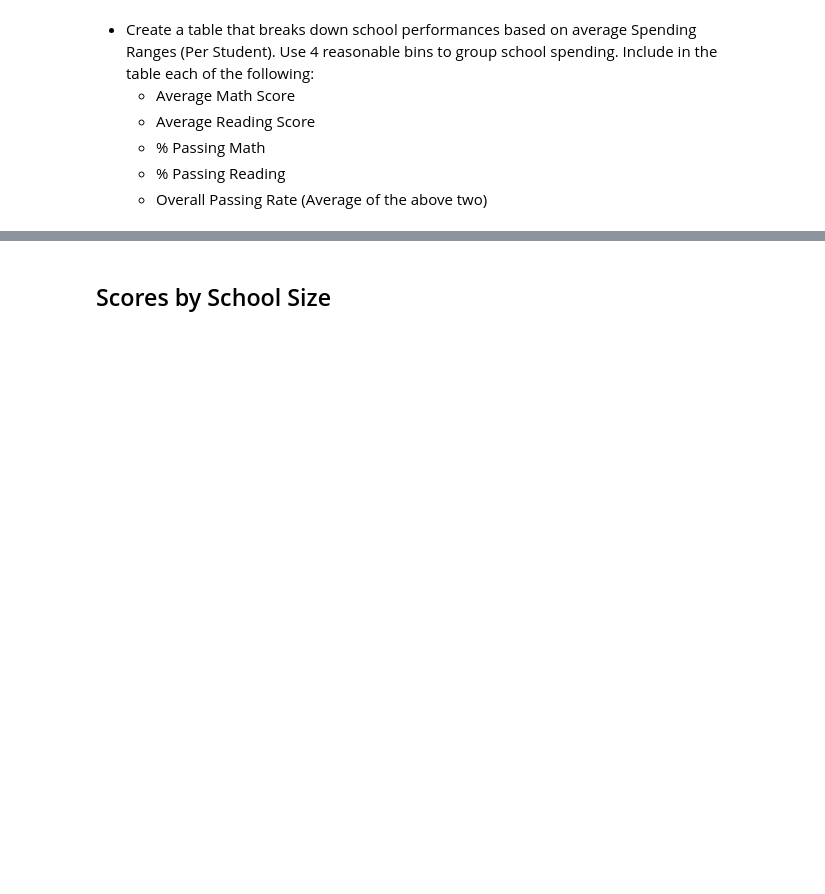
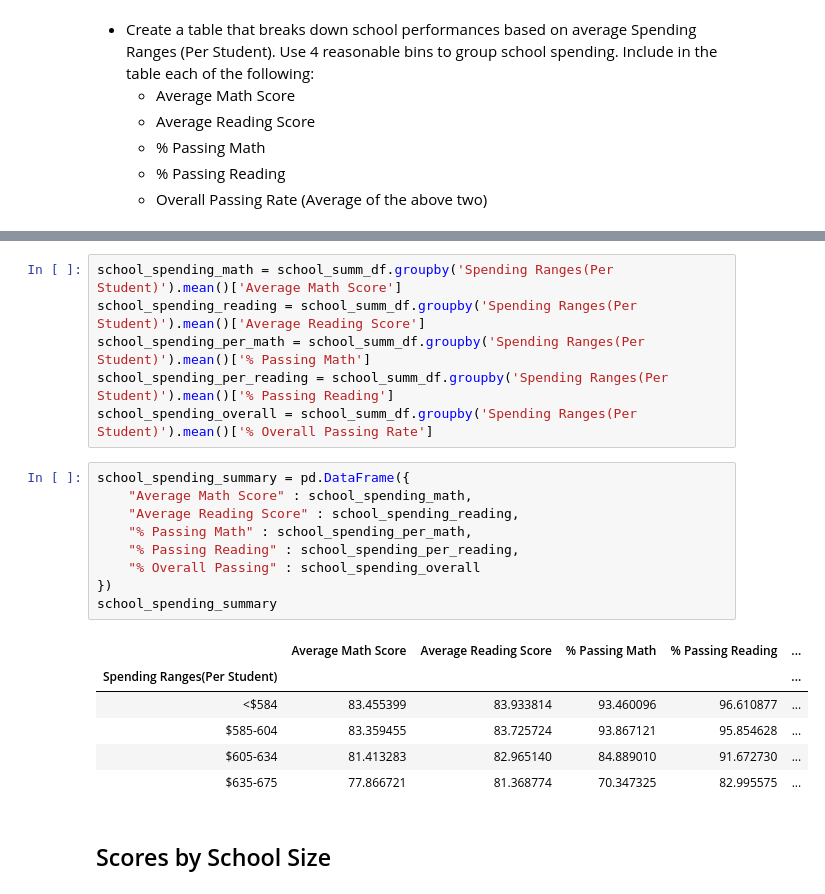
Before and after one commit to hekutoru-dev/pandas_school_analysis, a Jupyter notebook: PyCitySchools.ipynb, the cells around one changed output, grey strips where cells are left out. Saved outputs shown, nothing was run; the diff lists cells and outputs as text; blank space fills up the shorter version.

```diff
--- a/PyCitySchools.ipynb
+++ b/PyCitySchools.ipynb
@@ -309,3 +360,25 @@ group_names = ["<$585", "$585-615", "$615-645", "$645-675"]
+# %%
+school_spending_math = school_summ_df.groupby('Spending Ranges(Per Student)').mean()['Average Math Score']
+school_spending_reading = school_summ_df.groupby('Spending Ranges(Per Student)').mean()['Average Reading Score']
+school_spending_per_math = school_summ_df.groupby('Spending Ranges(Per Student)').mean()['% Passing Math']
+school_spending_per_reading = school_summ_df.groupby('Spending Ranges(Per Student)').mean()['% Passing Reading']
+school_spending_overall = school_summ_df.groupby('Spending Ranges(Per Student)').mean()['% Overall Passing Rate']
+# %%
+school_spending_summary = pd.DataFrame({
+    "Average Math Score" : school_spending_math,
+    "Average Reading Score" : school_spending_reading,
+    "% Passing Math" : school_spending_per_math,
+    "% Passing Reading" : school_spending_per_reading,
+    "% Overall Passing" : school_spending_overall
+})
+school_spending_summary
+# %% [output]
+|  | Average Math Score | Average Reading Score | % Passing Math | % Passing Reading | ... |
+| Spending Ranges(Per Student) |  |  |  |  | ... |
+| <$584 | 83.455399 | 83.933814 | 93.460096 | 96.610877 | ... |
+| $585-604 | 83.359455 | 83.725724 | 93.867121 | 95.854628 | ... |
+| $605-634 | 81.413283 | 82.965140 | 84.889010 | 91.672730 | ... |
+| $635-675 | 77.866721 | 81.368774 | 70.347325 | 82.995575 | ... |
 # %% [markdown]
 ## Scores by School Size
 # %% [markdown]
```
Also changed, not shown: parts of 26 cells of this notebook.
